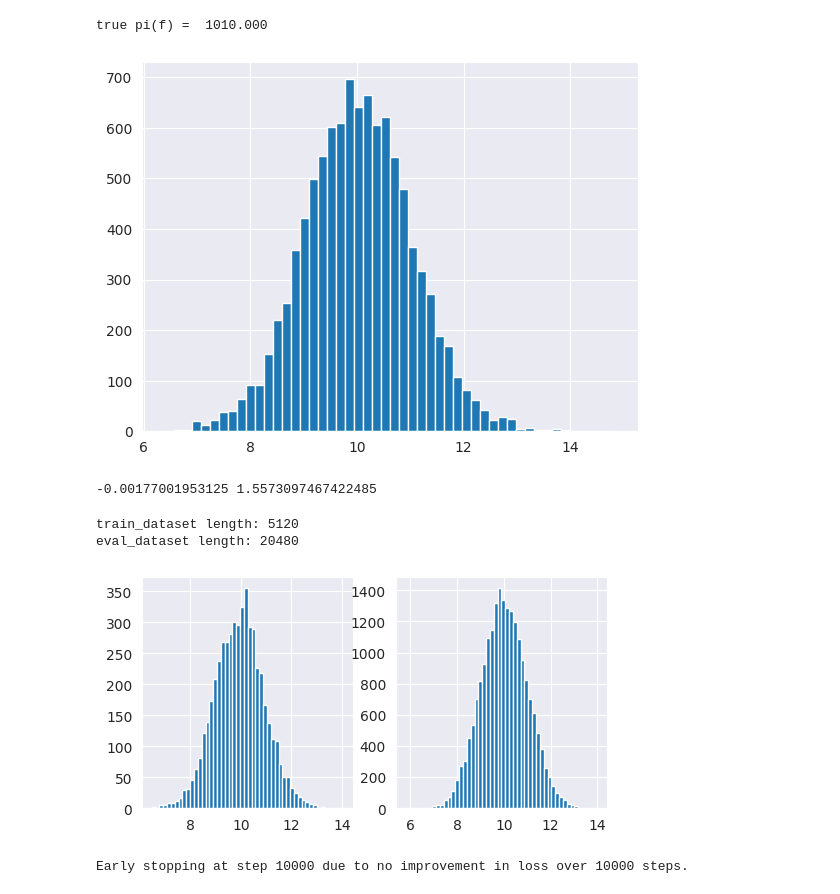
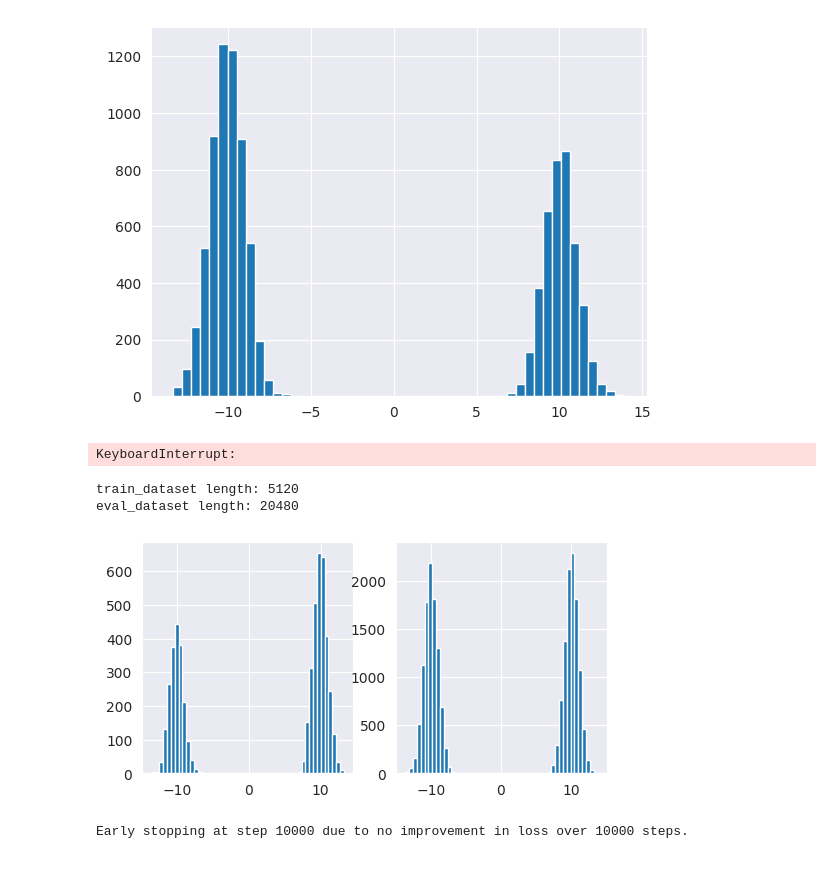
Before and after one commit to kkorolev1/mcmc-control-variates, a Jupyter notebook: diffcv.ipynb, the cells around one changed output. Cells and saved outputs as stored; diff of their text form; code cells hidden in the pictures.

```diff
--- a/diffcv.ipynb
+++ b/diffcv.ipynb
@@ -47,9 +47,9 @@ from diffcv.config import *
 sns.set_style("darkgrid")
 # %%
 sampler_config = SamplerConfig(
-    dim=10,
+    dim=1,
     gamma=8e-2,
-    init_std=5.0,
+    init_std=10.0,
 )
 
 sampling_config = SamplingConfig(
@@ -66,10 +66,28 @@ estimator_config = EstimatorConfig(
 # %%
 rng = jax.random.PRNGKey(50)
 
-dist = D.MultivariateNormal(
-    loc=10 * jnp.ones((sampler_config.dim), dtype=float),
-    covariance_matrix=jnp.eye((sampler_config.dim), dtype=float),
+# dist = D.MultivariateNormal(
+#     loc=10 * jnp.ones((sampler_config.dim), dtype=float),
+#     covariance_matrix=jnp.eye((sampler_config.dim), dtype=float),
+# )
+a = 10
+dist = GaussianMixture(
+    component_means=jnp.stack(
+        [
+            -a * jnp.ones((sampler_config.dim), dtype=float),
+            a * jnp.ones((sampler_config.dim), dtype=float),
+        ],
+        axis=0,
+    ),
+    component_covs=jnp.stack(
+        [
+            jnp.ones((sampler_config.dim), dtype=float),
+            jnp.ones((sampler_config.dim), dtype=float),
+        ],
+        axis=0,
+    ),
 )
+
 log_prob = jax.jit(dist.log_prob)
 grad_log_prob = jax.jit(jax.grad(dist.log_prob))
 
@@ -91,5 +109,4 @@ plt.show()
-true pi(f) =  1010.000
-[figure, old version]
+[figure, new version]
 # %%
 def estimate(key: jax.random.PRNGKey, fn: tp.Callable, estimator_config: EstimatorConfig):
     estimates = Estimator(fn, sampler)(key, estimator_config)
@@ -101,7 +118,7 @@ rng, key = jax.random.split(rng)
 results["base"] = estimate(key, fn, estimator_config)
 print(results["base"]["bias"], results["base"]["std"])
 # %% [output]
--0.00177001953125 1.5573097467422485
+KeyboardInterrupt:
 # %%
 data_config = DataConfig(
     batch_size=1024,
@@ -109,6 +126,7 @@ data_config = DataConfig(
     eval_size=1024 * 20,
 )
 
+rng, key = jax.random.split(rng)
 train_dataloader = get_data_from_sampler(
     key,
     data_config.batch_size,
@@ -118,6 +136,7 @@ train_dataloader = get_data_from_sampler(
 )
 print(f"train_dataset length: {len(train_dataloader.dataloader.dataset)}")
 
+rng, key = jax.random.split(rng)
 eval_dataloader = get_data_from_sampler(
     key,
     data_config.batch_size,
@@ -136,7 +155,7 @@ plt.show()
 # %% [output]
 train_dataset length: 5120
 eval_dataset length: 20480
-[figure, old version]
+[figure, new version]
 # %%
 def get_model(key: jax.random.PRNGKey, in_size: int, model_config: ModelConfig):
     # key1, key2 = jax.random.split(key, 2)
```
Also changed, not shown: parts of 2 cells of this notebook, 2 other files.
